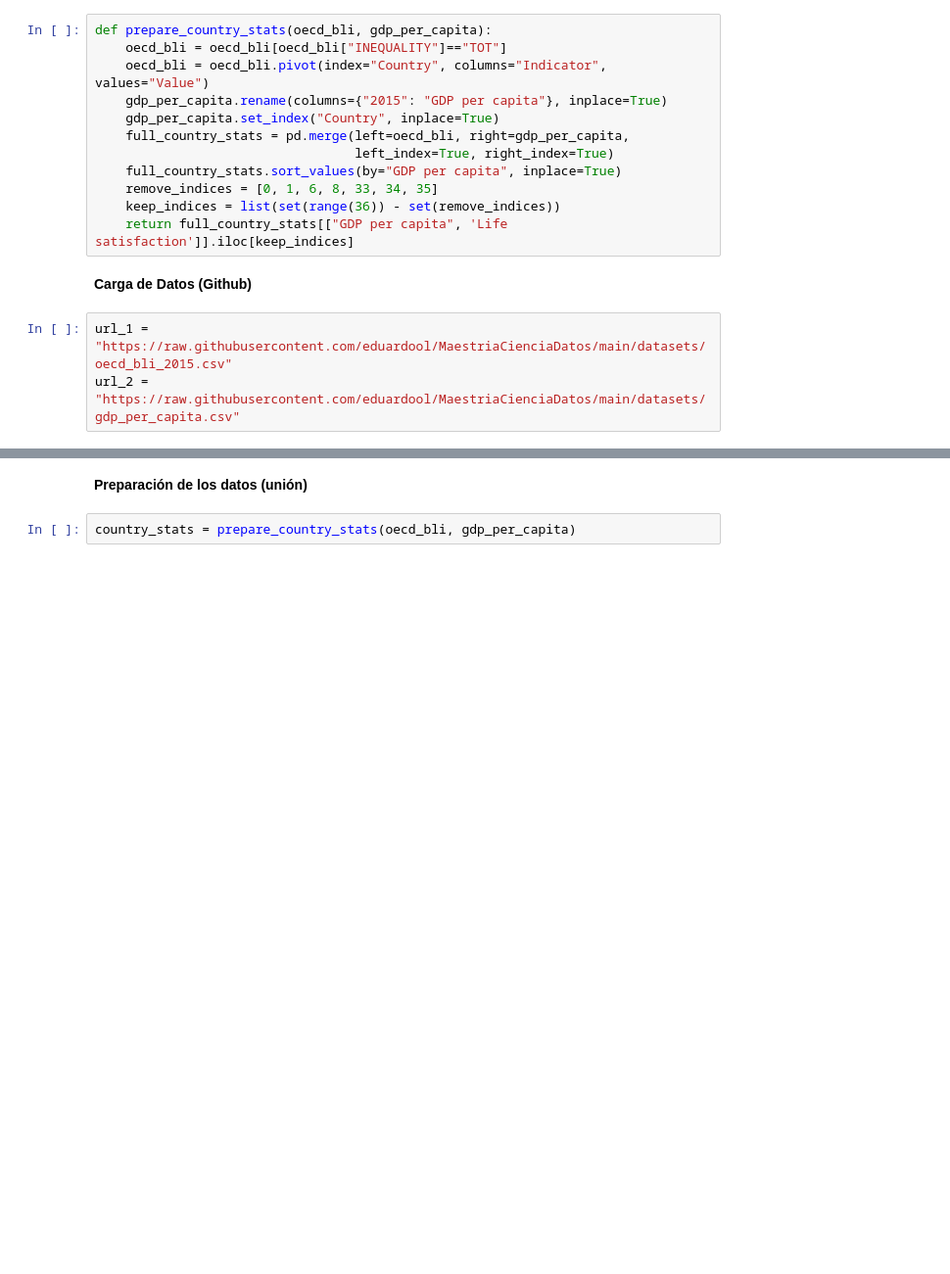
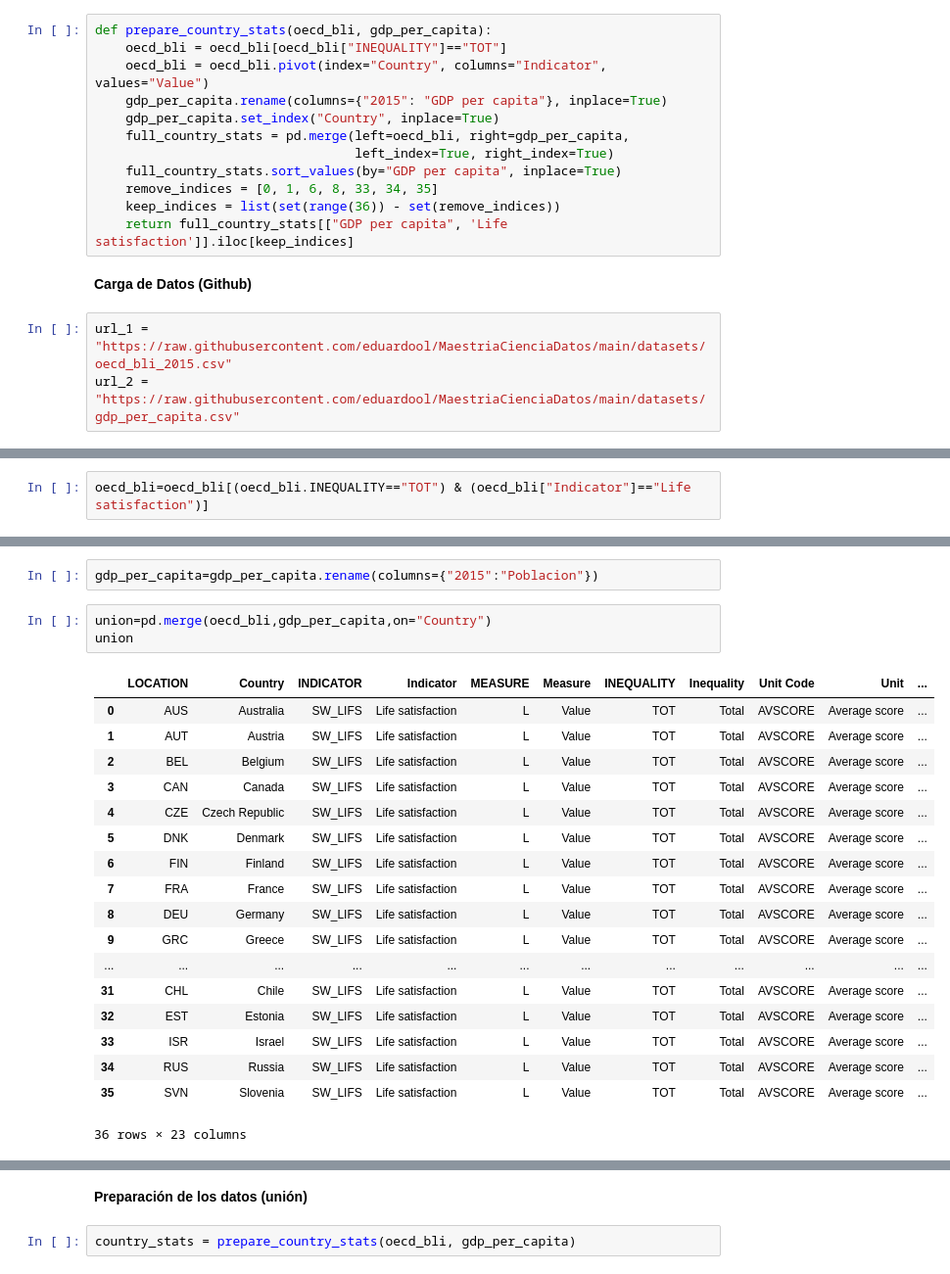
Before and after one commit to Ricardomanuel1/Maestr-a_Ciencia_de_Datos, a Jupyter notebook: II. Introduccion_Ciencia_Datos/1_DineroFelicidad.ipynb, the cells around one changed output, grey strips where cells are left out. Shown: that part at 98% size. Cells and saved outputs as stored; diff of their text form; blank space fills up the shorter version.

```diff
--- a/II. Introduccion_Ciencia_Datos/1_DineroFelicidad.ipynb
+++ b/II. Introduccion_Ciencia_Datos/1_DineroFelicidad.ipynb
@@ -47,0 +63,2 @@ oecd_bli.head()
+# %%
+oecd_bli=oecd_bli[(oecd_bli.INEQUALITY=="TOT") & (oecd_bli["Indicator"]=="Life satisfaction")]
@@ -54,3 +75,27 @@ gdp_per_capita.head()
 | 2 | Algeria | Gross domestic product per capita... | U.S. dollars | Units | See notes for: Gross domestic pro... | 4318.135 | 2014.0 |
 | 3 | Angola | Gross domestic product per capita... | U.S. dollars | Units | See notes for: Gross domestic pro... | 4100.315 | 2014.0 |
 | 4 | Antigua and Barbuda | Gross domestic product per capita... | U.S. dollars | Units | See notes for: Gross domestic pro... | 14414.302 | 2011.0 |
+# %%
+gdp_per_capita=gdp_per_capita.rename(columns={"2015":"Poblacion"})
+# %%
+union=pd.merge(oecd_bli,gdp_per_capita,on="Country")
+union
+# %% [output]
+|  | LOCATION | Country | INDICATOR | Indicator | MEASURE | Measure | INEQUALITY | Inequality | Unit Code | Unit | ... |
+| 0 | AUS | Australia | SW_LIFS | Life satisfaction | L | Value | TOT | Total | AVSCORE | Average score | ... |
+| 1 | AUT | Austria | SW_LIFS | Life satisfaction | L | Value | TOT | Total | AVSCORE | Average score | ... |
+| 2 | BEL | Belgium | SW_LIFS | Life satisfaction | L | Value | TOT | Total | AVSCORE | Average score | ... |
+| 3 | CAN | Canada | SW_LIFS | Life satisfaction | L | Value | TOT | Total | AVSCORE | Average score | ... |
+| 4 | CZE | Czech Republic | SW_LIFS | Life satisfaction | L | Value | TOT | Total | AVSCORE | Average score | ... |
+| 5 | DNK | Denmark | SW_LIFS | Life satisfaction | L | Value | TOT | Total | AVSCORE | Average score | ... |
+| 6 | FIN | Finland | SW_LIFS | Life satisfaction | L | Value | TOT | Total | AVSCORE | Average score | ... |
+| 7 | FRA | France | SW_LIFS | Life satisfaction | L | Value | TOT | Total | AVSCORE | Average score | ... |
+| 8 | DEU | Germany | SW_LIFS | Life satisfaction | L | Value | TOT | Total | AVSCORE | Average score | ... |
+| 9 | GRC | Greece | SW_LIFS | Life satisfaction | L | Value | TOT | Total | AVSCORE | Average score | ... |
+| ... | ... | ... | ... | ... | ... | ... | ... | ... | ... | ... | ... |
+| 31 | CHL | Chile | SW_LIFS | Life satisfaction | L | Value | TOT | Total | AVSCORE | Average score | ... |
+| 32 | EST | Estonia | SW_LIFS | Life satisfaction | L | Value | TOT | Total | AVSCORE | Average score | ... |
+| 33 | ISR | Israel | SW_LIFS | Life satisfaction | L | Value | TOT | Total | AVSCORE | Average score | ... |
+| 34 | RUS | Russia | SW_LIFS | Life satisfaction | L | Value | TOT | Total | AVSCORE | Average score | ... |
+| 35 | SVN | Slovenia | SW_LIFS | Life satisfaction | L | Value | TOT | Total | AVSCORE | Average score | ... |
+36 rows × 23 columns
```
Also changed, not shown: parts of 9 cells of this notebook.
